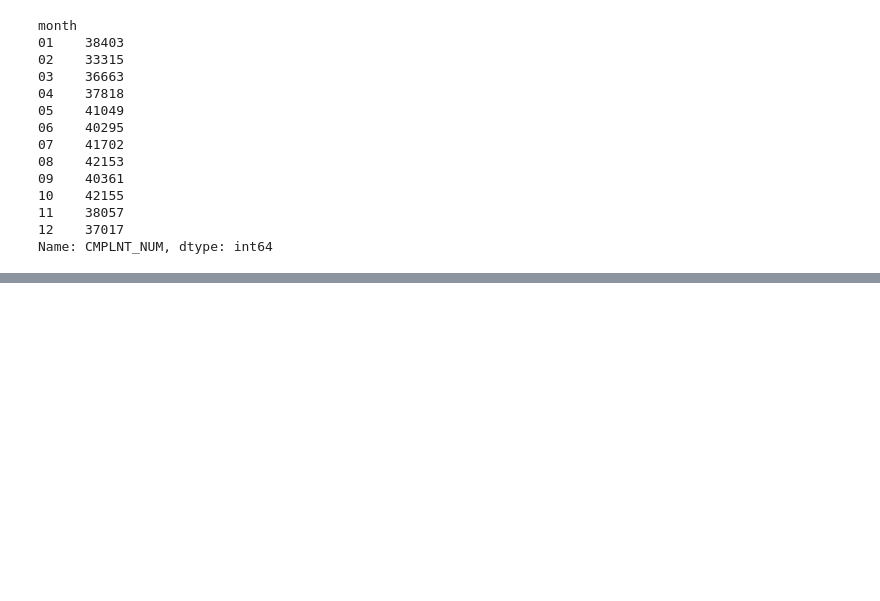
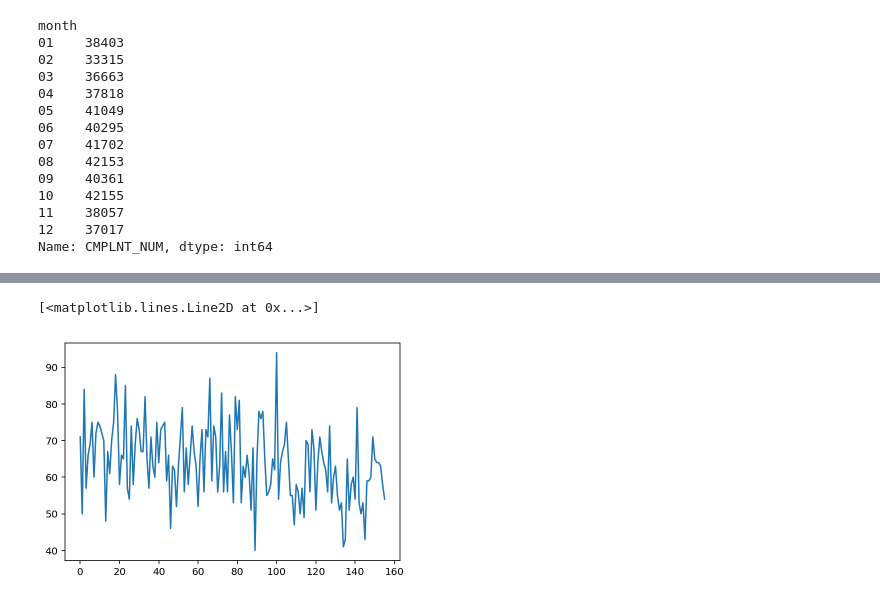
Before and after one commit to cho244/PoliceReports, a Jupyter notebook: HistoricalNY.ipynb, the cells around one changed output, grey strips where cells are left out. Saved outputs shown, nothing was run; the diff lists cells and outputs as text; code cells hidden in the pictures; blank space fills up the shorter version.

```diff
--- a/HistoricalNY.ipynb
+++ b/HistoricalNY.ipynb
@@ -281,0 +292,2 @@ Name: CMPLNT_NUM, dtype: int64
+# %%
+sample_set = df_tot.sample(10000)
@@ -282 +314,4 @@ Name: CMPLNT_NUM, dtype: int64
+# %%
+df_tot['month']=(df_tot['RPT_DT'].str[:2])
+sample_set['month']=(sample_set['RPT_DT'].str[:2])
 # %%
@@ -297,0 +355,5 @@ ValueError: No axis named year for object type <class 'pandas.core.frame.DataFra
+# %%
+plt.plot( sample_set.groupby(['year','month']).size().values )
+# %% [output]
+[<matplotlib.lines.Line2D at 0x...>]
+[figure, added]
```
Also changed, not shown: parts of 11 cells of this notebook, 1 other file.
